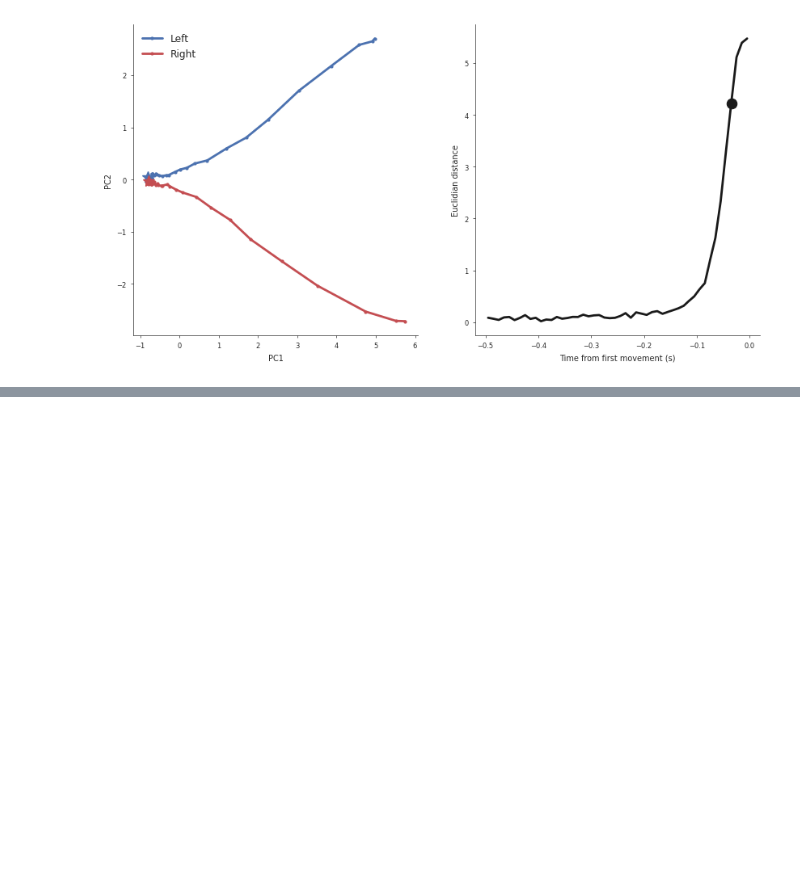
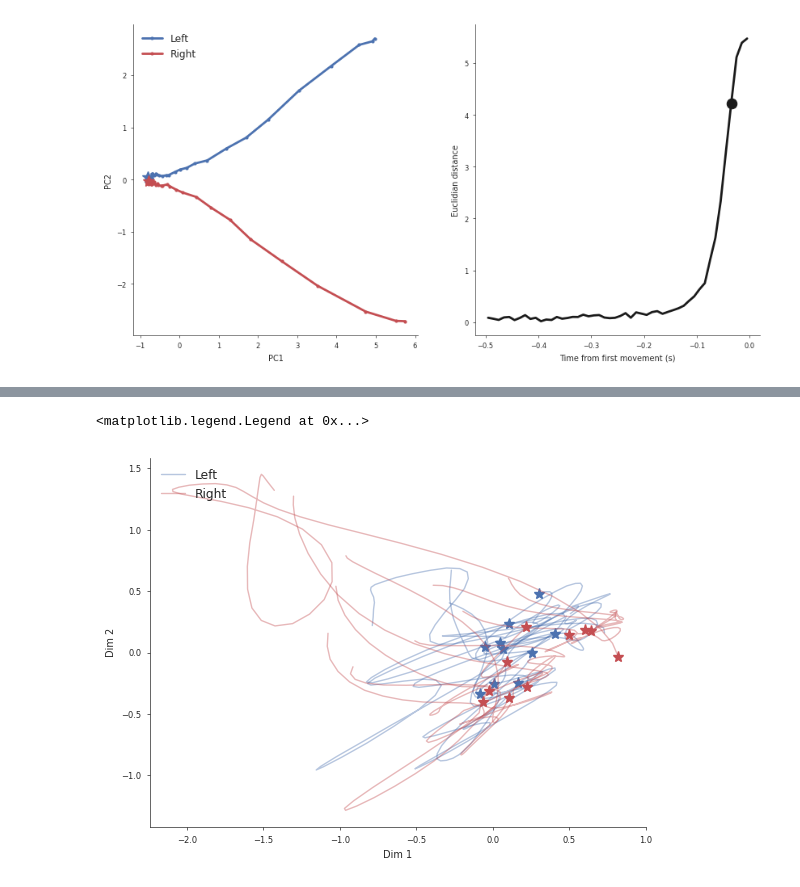
Before and after one commit to dyljcarter/neuromatch-comp-neuro, a Jupyter notebook: projects/IBL_GPFA_clean.ipynb, the cells around one changed output, grey strips where cells are left out. Saved outputs shown, nothing was run; the diff lists cells and outputs as text; code cells hidden in the pictures; blank space fills up the shorter version.

```diff
--- a/projects/IBL_GPFA_clean.ipynb
+++ b/projects/IBL_GPFA_clean.ipynb
@@ -672,0 +835,17 @@ Text(0, 0.5, 'Euclidian distance')
+# %%
+for i, traj in enumerate(traj_left_trials):
+    plt.plot(traj[0, :], traj[1, :], color='b', alpha=0.4, lw=1,
+              label='Left' if i == 0 else None)
+    plt.plot(traj[0, 0], traj[1, 0], color='b', marker='*', ms=8)
+
+for i, traj in enumerate(traj_right_trials):
+    plt.plot(traj[0, :], traj[1, :], color='r', alpha=0.4, lw=1,
+              label='Right' if i == 0 else None)
+    plt.plot(traj[0, 0], traj[1, 0], color='r', marker='*', ms=8)
+
+plt.xlabel('Dim 1')
+plt.ylabel('Dim 2')
+plt.legend(loc=2, frameon=False)
+# %% [output]
+<matplotlib.legend.Legend at 0x...>
+[figure, added]
```
Also changed, not shown: parts of 27 cells of this notebook.
